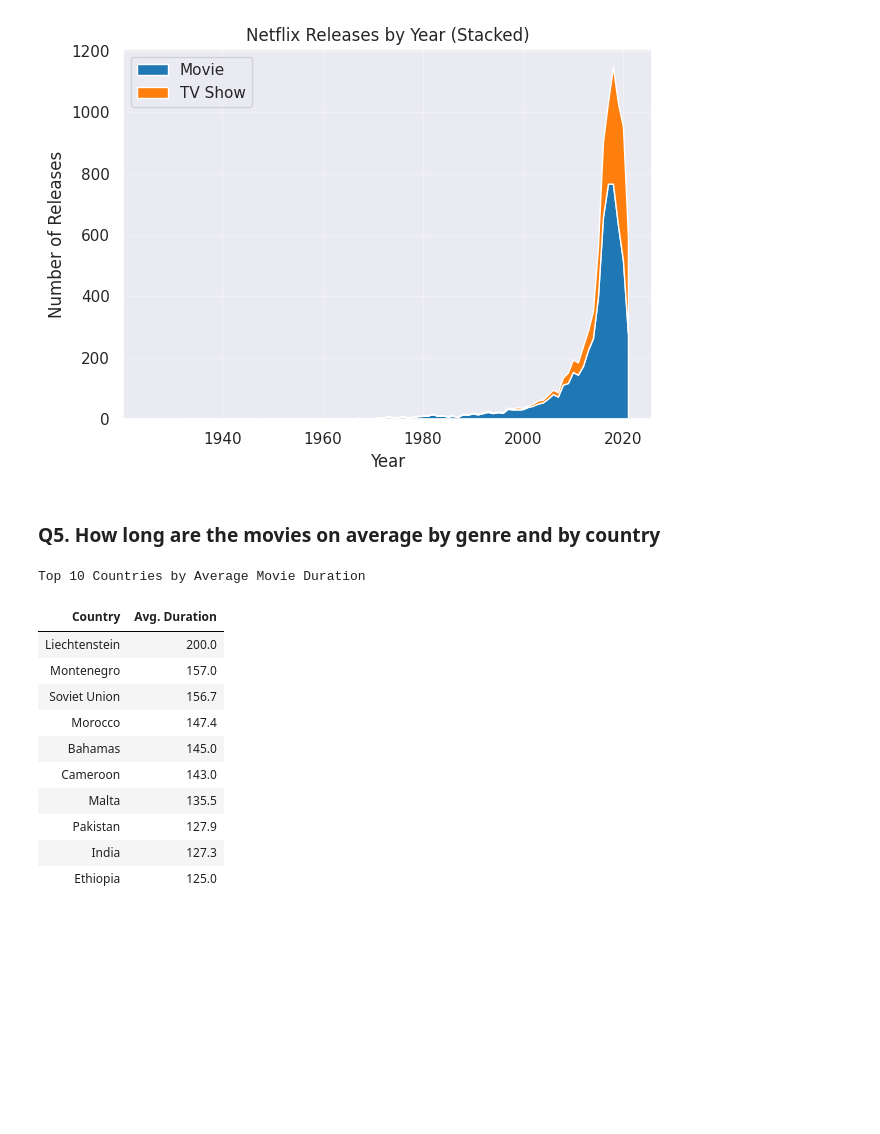
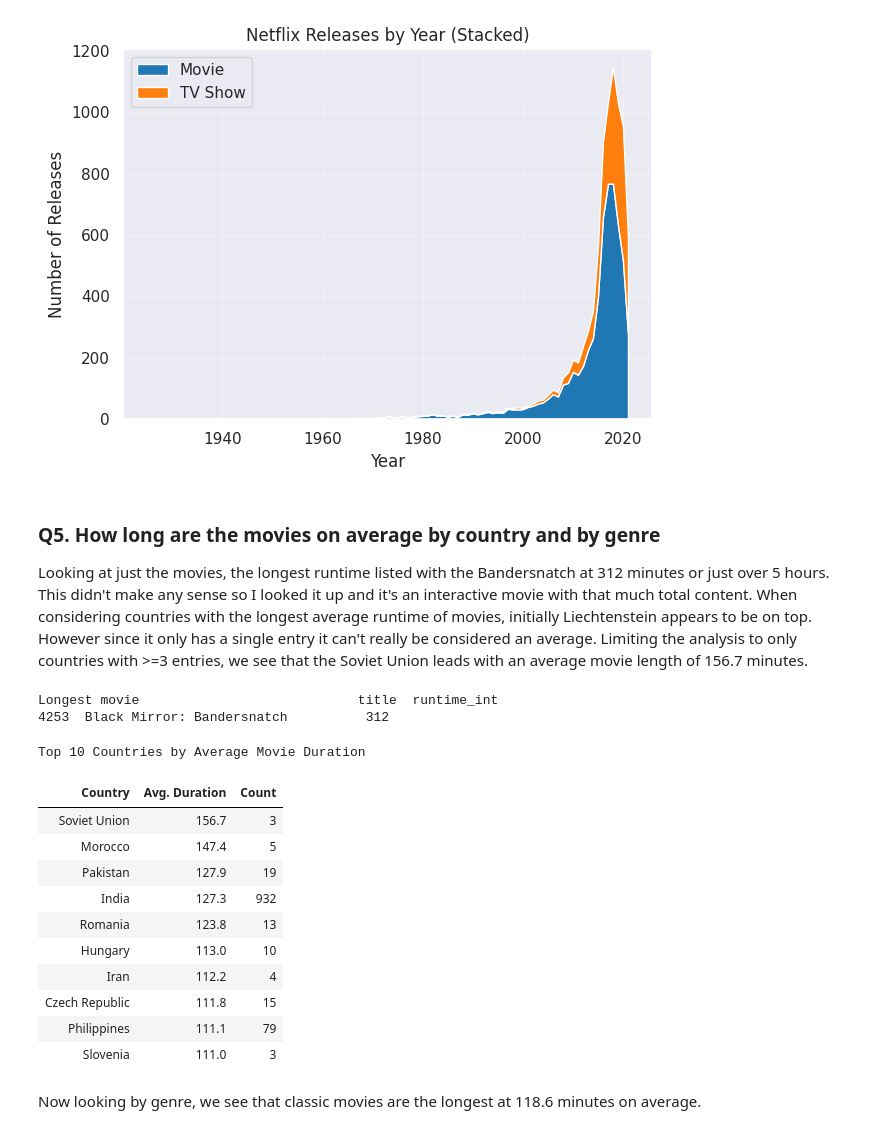
Before and after one commit to zdelk/netflix_eda, a Jupyter notebook: netflix_rework.ipynb, the cells around one changed output. Drawn from its saved outputs; the diff is of its cells as text; code cells hidden in the pictures; blank space fills up the shorter version.

Commit message:
updated tables

```diff
--- a/netflix_rework.ipynb
+++ b/netflix_rework.ipynb
@@ -228,45 +225,59 @@ plt.show()
 # %% [output]
 [figure]
 # %% [markdown]
-### Q5. How long are the movies on average by genre and by country
+### Q5. How long are the movies on average by country and by genre
+Looking at just the movies, the longest runtime listed with the Bandersnatch at 312 minutes or just over 5 hours. This didn't make any sense so I looked it up and it's an interactive movie with that much total content.
+When considering countries with the longest average runtime of movies, initially Liechtenstein appears to be on top. However since it only has a single entry it can't really be considered an average. Limiting the analysis to only countries with >=3 entries, we see that the Soviet Union leads with an average movie length of 156.7 minutes.
 # %%
 # - How long are the movies on average, by genre or by country?
 # Subset to only movies
 # Explode by country and genre
 df_movie = df_clean[df_clean['type'] == 'Movie'].copy()
 
-df_movie['duration'] = df_movie['duration'].str.replace('min', "")
-df_movie['duration_int'] = df_movie['duration'].astype('Int64')
+df_movie['runtime'] = df_movie['duration'].str.replace('min', "")
+df_movie['runtime_int'] = df_movie['runtime'].astype('Int64')
+
+longest_movie = df_movie.sort_values(by='runtime_int', ascending=False).iloc[[0]][['title','runtime_int']]
+print("Longest movie", longest_movie)
 
 movie_country = df_movie.explode('country_list').dropna()
 
 mean_duration_country = (
     movie_country
-    .dropna(subset=['country_list', 'duration_int'])  # drop rows with missing country or duration
-    .groupby('country_list')['duration_int']
-    .mean()
-    .sort_values(ascending=False)
+    .dropna(subset=['country_list', 'runtime_int'])  # drop rows with missing country or duration
+    .groupby('country_list')['runtime_int']
+    .agg(
+        Average_Duration='mean',
+        Entry_Count='count'
+    )
+    .sort_values(by='Average_Duration', ascending=False)
     .reset_index()
 )
-mean_duration_country.columns = ['Country', 'Avg. Duration']
+mean_duration_country.columns = ['Country', 'Avg. Duration', 'Count']
 mean_duration_country['Avg. Duration'] = mean_duration_country['Avg. Duration'].round(1)
 
-mean_duration_country.iloc[:10,:].style.set_caption("Top 10 Countries by Average Movie Duration") \
+mean_duration_country_sub = mean_duration_country[mean_duration_country['Count']>=3]
+
+mean_duration_country_sub.iloc[:10,:].style.set_caption("Top 10 Countries by Average Movie Duration") \
      .format({'Avg. Duration': '{:.1f}'}) \
      .hide(axis='index')
 # %% [output]
-Top 10 Countries by Average Movie Duration
+Longest movie                            title  runtime_int
+4253  Black Mirror: Bandersnatch          312
+Top 10 Countries by Average Movie Duration
-| Country | Avg. Duration |
-| Liechtenstein | 200.0 |
-| Montenegro | 157.0 |
-| Soviet Union | 156.7 |
-| Morocco | 147.4 |
-| Bahamas | 145.0 |
-| Cameroon | 143.0 |
-| Malta | 135.5 |
-| Pakistan | 127.9 |
-| India | 127.3 |
-| Ethiopia | 125.0 |
+| Country | Avg. Duration | Count |
+| Soviet Union | 156.7 | 3 |
+| Morocco | 147.4 | 5 |
+| Pakistan | 127.9 | 19 |
+| India | 127.3 | 932 |
+| Romania | 123.8 | 13 |
+| Hungary | 113.0 | 10 |
+| Iran | 112.2 | 4 |
+| Czech Republic | 111.8 | 15 |
+| Philippines | 111.1 | 79 |
+| Slovenia | 111.0 | 3 |
+# %% [markdown]
+Now looking by genre, we see that classic movies are the longest at 118.6 minutes on average.
 # %%
 # mean_duration
 movie_genre = df_movie.explode('listed_in_list')
```
Also changed, not shown: parts of 5 cells of this notebook.
